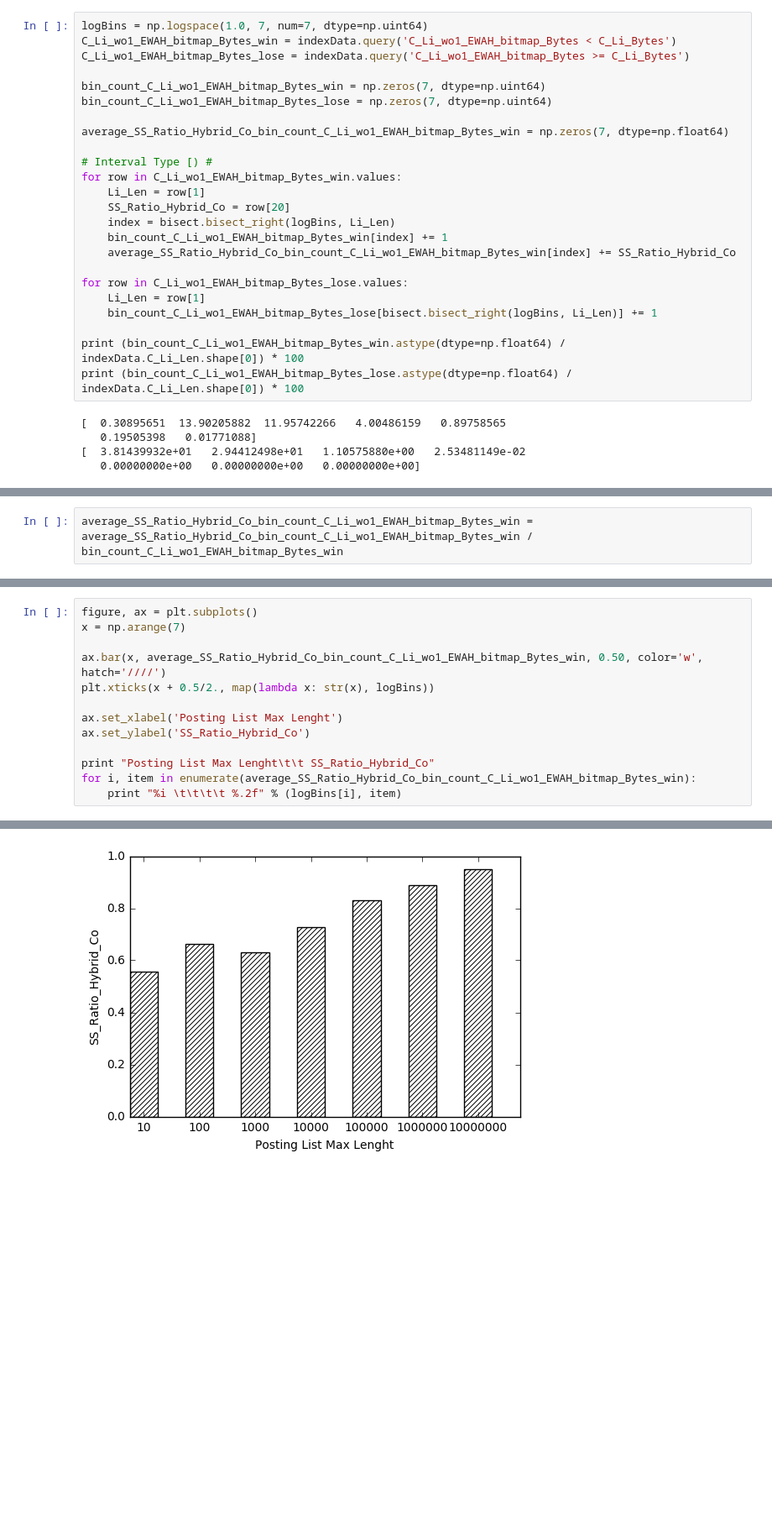
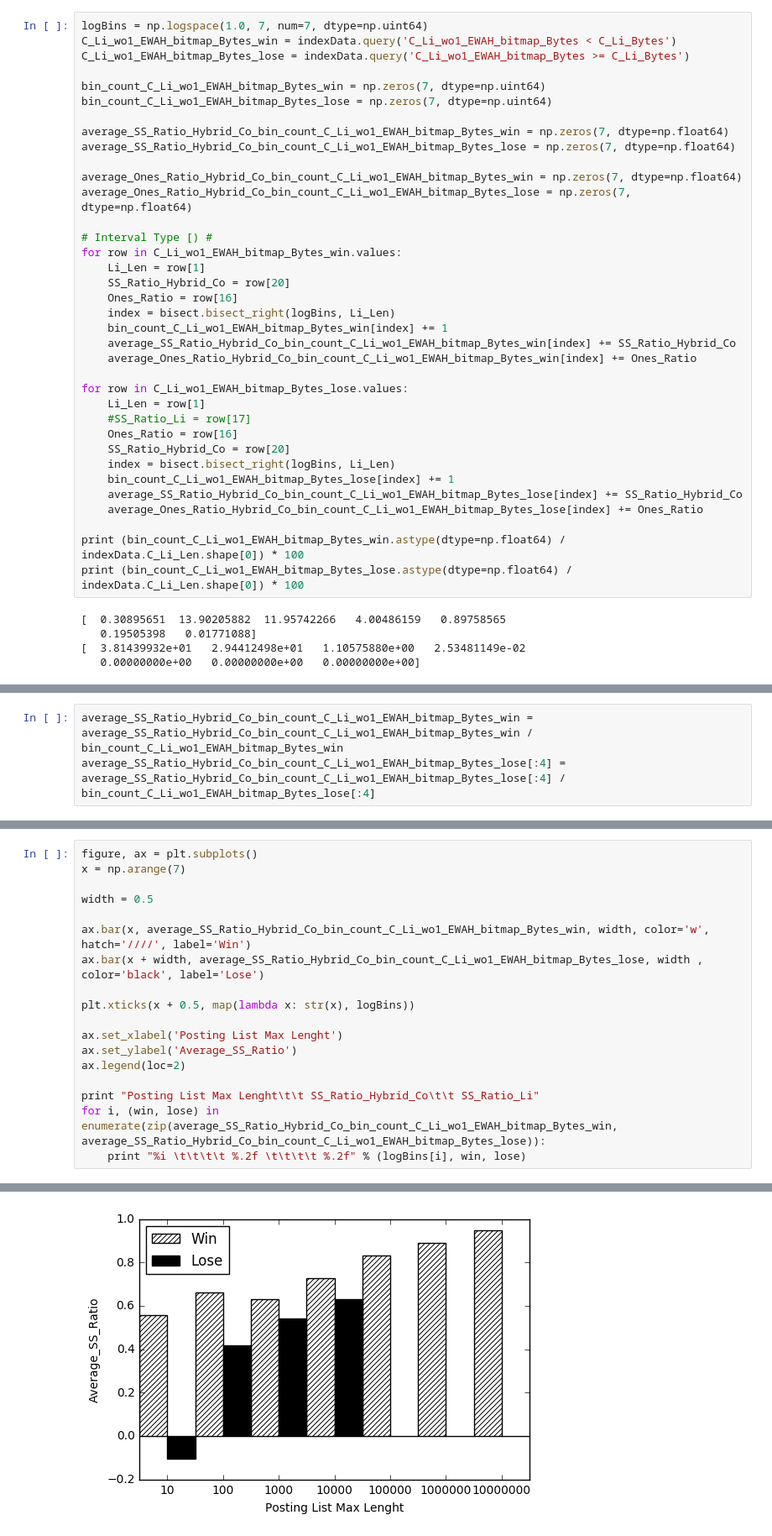
Before and after one commit to earissola/research, a Jupyter notebook: notebooks/webbase_uint16.ipynb, the cells around one changed output, grey strips where cells are left out. Shown at 84% size. Drawn from its saved outputs; the diff is of its cells as text; blank space fills up the shorter version.

```diff
--- a/notebooks/webbase_uint16.ipynb
+++ b/notebooks/webbase_uint16.ipynb
@@ -358,18 +358,30 @@ bin_count_C_Li_wo1_EWAH_bitmap_Bytes_win = np.zeros(7, dtype=np.uint64)
 bin_count_C_Li_wo1_EWAH_bitmap_Bytes_lose = np.zeros(7, dtype=np.uint64)
 
 average_SS_Ratio_Hybrid_Co_bin_count_C_Li_wo1_EWAH_bitmap_Bytes_win = np.zeros(7, dtype=np.float64)
+average_SS_Ratio_Hybrid_Co_bin_count_C_Li_wo1_EWAH_bitmap_Bytes_lose = np.zeros(7, dtype=np.float64)
+
+average_Ones_Ratio_Hybrid_Co_bin_count_C_Li_wo1_EWAH_bitmap_Bytes_win = np.zeros(7, dtype=np.float64)
+average_Ones_Ratio_Hybrid_Co_bin_count_C_Li_wo1_EWAH_bitmap_Bytes_lose = np.zeros(7, dtype=np.float64)
 
 # Interval Type [) #
 for row in C_Li_wo1_EWAH_bitmap_Bytes_win.values:
     Li_Len = row[1]
     SS_Ratio_Hybrid_Co = row[20]
+    Ones_Ratio = row[16]
     index = bisect.bisect_right(logBins, Li_Len)
     bin_count_C_Li_wo1_EWAH_bitmap_Bytes_win[index] += 1
     average_SS_Ratio_Hybrid_Co_bin_count_C_Li_wo1_EWAH_bitmap_Bytes_win[index] += SS_Ratio_Hybrid_Co
+    average_Ones_Ratio_Hybrid_Co_bin_count_C_Li_wo1_EWAH_bitmap_Bytes_win[index] += Ones_Ratio
 
 for row in C_Li_wo1_EWAH_bitmap_Bytes_lose.values:
     Li_Len = row[1]
-    bin_count_C_Li_wo1_EWAH_bitmap_Bytes_lose[bisect.bisect_right(logBins, Li_Len)] += 1
+    #SS_Ratio_Li = row[17]
+    Ones_Ratio = row[16]
+    SS_Ratio_Hybrid_Co = row[20]
+    index = bisect.bisect_right(logBins, Li_Len)
+    bin_count_C_Li_wo1_EWAH_bitmap_Bytes_lose[index] += 1
+    average_SS_Ratio_Hybrid_Co_bin_count_C_Li_wo1_EWAH_bitmap_Bytes_lose[index] += SS_Ratio_Hybrid_Co
+    average_Ones_Ratio_Hybrid_Co_bin_count_C_Li_wo1_EWAH_bitmap_Bytes_lose[index] += Ones_Ratio
 
 print (bin_count_C_Li_wo1_EWAH_bitmap_Bytes_win.astype(dtype=np.float64) / indexData.C_Li_Len.shape[0]) * 100
 print (bin_count_C_Li_wo1_EWAH_bitmap_Bytes_lose.astype(dtype=np.float64) / indexData.C_Li_Len.shape[0]) * 100
@@ -407,2 +432,3 @@ ax.legend(loc=2)
 # %%
 average_SS_Ratio_Hybrid_Co_bin_count_C_Li_wo1_EWAH_bitmap_Bytes_win = average_SS_Ratio_Hybrid_Co_bin_count_C_Li_wo1_EWAH_bitmap_Bytes_win / bin_count_C_Li_wo1_EWAH_bitmap_Bytes_win
+average_SS_Ratio_Hybrid_Co_bin_count_C_Li_wo1_EWAH_bitmap_Bytes_lose[:4] = average_SS_Ratio_Hybrid_Co_bin_count_C_Li_wo1_EWAH_bitmap_Bytes_lose[:4] / bin_count_C_Li_wo1_EWAH_bitmap_Bytes_lose[:4]
@@ -413,13 +436,18 @@ average_SS_Ratio_Hybrid_Co_bin_count_C_Li_wo1_EWAH_bitmap_Bytes_win = average_SS
 figure, ax = plt.subplots()
 x = np.arange(7)
 
-ax.bar(x, average_SS_Ratio_Hybrid_Co_bin_count_C_Li_wo1_EWAH_bitmap_Bytes_win, 0.50, color='w', hatch='////')
-plt.xticks(x + 0.5/2., map(lambda x: str(x), logBins))
+width = 0.5
+
+ax.bar(x, average_SS_Ratio_Hybrid_Co_bin_count_C_Li_wo1_EWAH_bitmap_Bytes_win, width, color='w', hatch='////', label='Win')
+ax.bar(x + width, average_SS_Ratio_Hybrid_Co_bin_count_C_Li_wo1_EWAH_bitmap_Bytes_lose, width , color='black', label='Lose')
+
+plt.xticks(x + 0.5, map(lambda x: str(x), logBins))
 
 ax.set_xlabel('Posting List Max Lenght')
-ax.set_ylabel('SS_Ratio_Hybrid_Co')
+ax.set_ylabel('Average_SS_Ratio')
+ax.legend(loc=2)
 
-print "Posting List Max Lenght\t\t SS_Ratio_Hybrid_Co"
-for i, item in enumerate(average_SS_Ratio_Hybrid_Co_bin_count_C_Li_wo1_EWAH_bitmap_Bytes_win):
-    print "%i \t\t\t\t %.2f" % (logBins[i], item)
+print "Posting List Max Lenght\t\t SS_Ratio_Hybrid_Co\t\t SS_Ratio_Li"
+for i, (win, lose) in enumerate(zip(average_SS_Ratio_Hybrid_Co_bin_count_C_Li_wo1_EWAH_bitmap_Bytes_win, average_SS_Ratio_Hybrid_Co_bin_count_C_Li_wo1_EWAH_bitmap_Bytes_lose)):
+    print "%i \t\t\t\t %.2f \t\t\t\t %.2f" % (logBins[i], win, lose)
 # %% [output]
@@ -434 +462 @@ Posting List Max Lenght          SS_Ratio_Hybrid_Co
-[figure, old version]
+[figure, new version]
```
Also changed, not shown: parts of 8 cells of this notebook.
